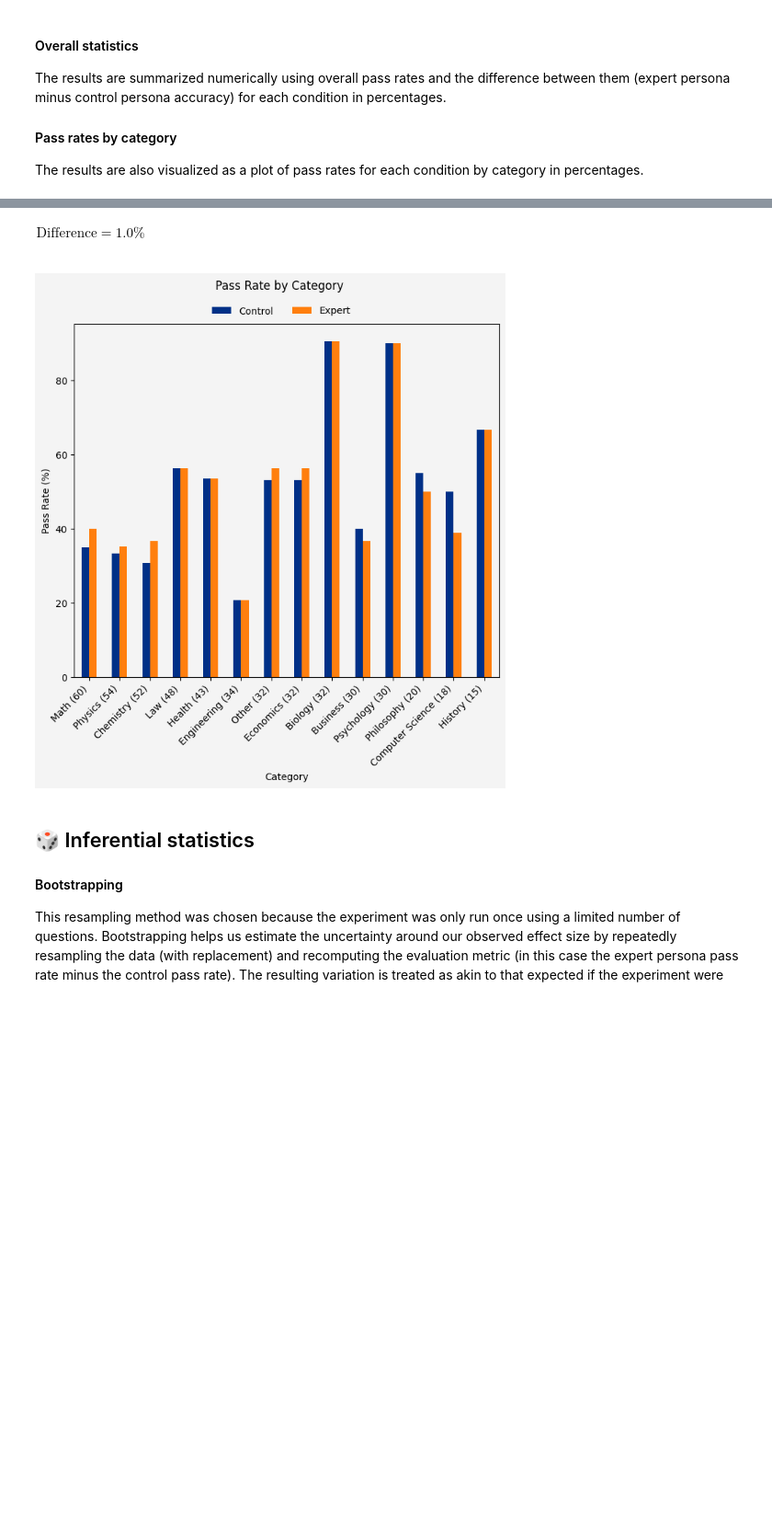
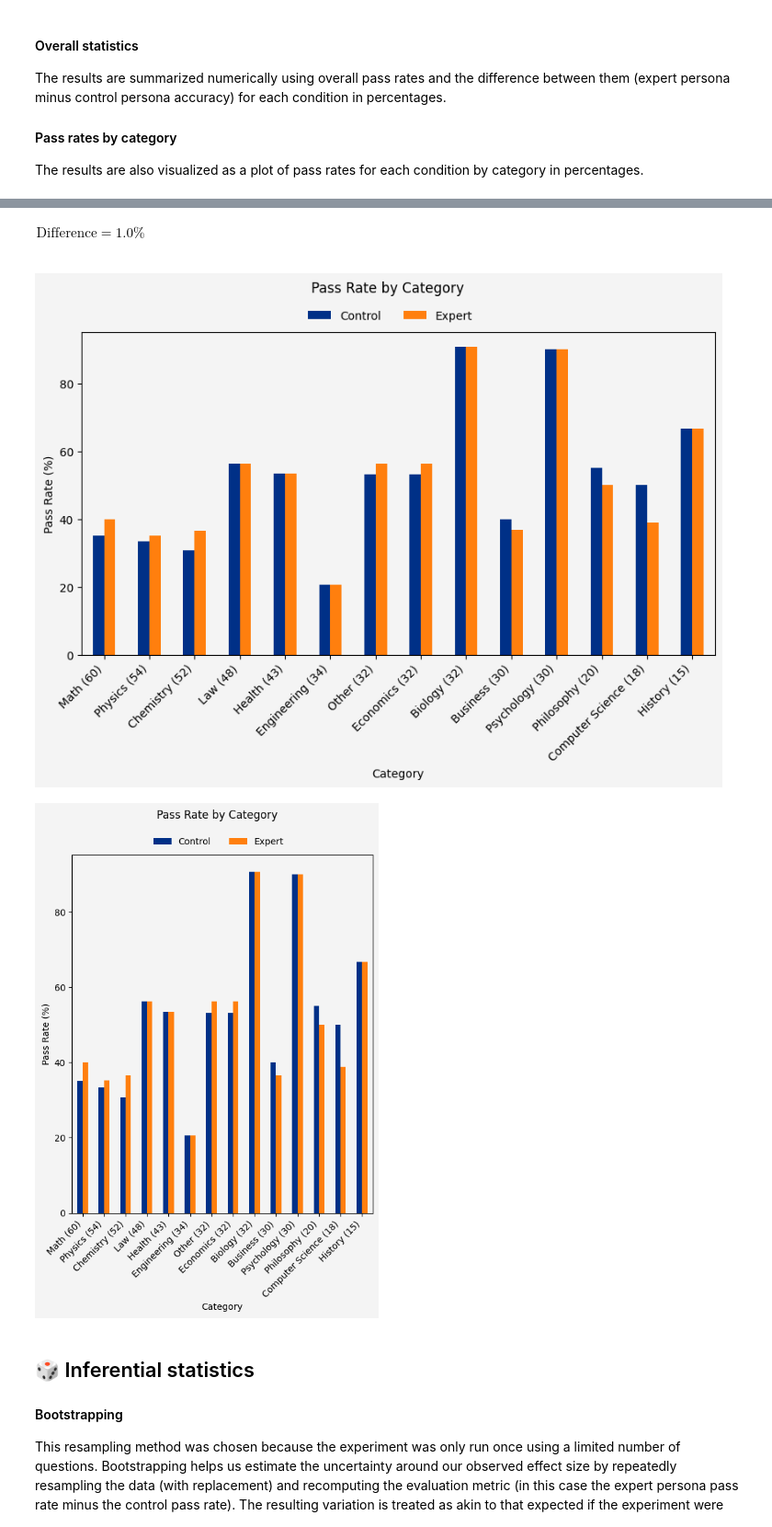
Before and after one commit to jcarterlab/expert-persona-eval, a Jupyter notebook: eval_analysis.ipynb, the cells around one changed output, grey strips where cells are left out. Shown at 92% size. Drawn from its saved outputs; the diff is of its cells as text; code cells hidden in the pictures; blank space fills up the shorter version.

Commit message:
chore: adjust all plot images for mobile view

```diff
--- a/eval_analysis.ipynb
+++ b/eval_analysis.ipynb
@@ -131,56 +131,84 @@ plot_df = plot_df.rename(columns={False: 'Control', True: 'Expert'})
 
 ordered_categories = category_counts.sort_values(ascending=False).index
 plot_df = plot_df.loc[ordered_categories]
 
 formatted_names = {
     cat: cat.replace('_', ' ').replace('-', ' ').title()
     for cat in plot_df.index
 }
 
 plot_df.index = [
     f'{formatted_names[cat]} ({int(category_counts[cat])})'
     for cat in plot_df.index
 ]
 
-fig, ax = plt.subplots(figsize=(8, 6.5))
+def create_pass_rates_vizz(
+    fig_width,
+    fig_height,
+    y,
+    plot_name,
+    show=True
+):
 
-fig.patch.set_facecolor(background_color)
-ax.set_facecolor(background_color)
+    fig, ax = plt.subplots(figsize=(fig_width, fig_height))
 
-plot_df.plot(kind='bar', ax=ax, color=['#003087', '#FF7F0E'])
+    fig.patch.set_facecolor(background_color)
+    ax.set_facecolor(background_color)
 
-ax.set_ylabel('Pass Rate (%)')
-ax.set_xlabel('Category')
+    plot_df.plot(kind='bar', ax=ax, color=['#003087', '#FF7F0E'])
 
-fig.suptitle('Pass Rate by Category', y=1)
+    ax.set_ylabel('Pass Rate (%)')
+    ax.set_xlabel('Category')
 
-ax.legend(
-    loc='lower center',
-    bbox_to_anchor=(0.4875, 1),
-    ncol=len(plot_df.columns),
-    frameon=False
-)
+    fig.suptitle('Pass Rate by Category', y=y)
 
-plt.xticks(rotation=45, ha='right')
+    ax.legend(
+        loc='lower center',
+        bbox_to_anchor=(0.4875, 1),
+        ncol=len(plot_df.columns),
+        frameon=False
+    )
 
-plt.subplots_adjust(top=0.9)
+    plt.xticks(rotation=45, ha='right')
 
-fig.savefig(
-    'assets/pass_rate_by_category.svg',
-    format="svg",
-    dpi=600,
-    bbox_inches="tight"
-)
+    plt.subplots_adjust(top=0.9)
 
-plt.show()
+    fig.savefig(
+        f'assets/{plot_name}.svg',
+        format="svg",
+        dpi=600,
+        bbox_inches="tight"
+    )
+
+    if show:
+        plt.show()
+
+    plt.close(fig)
+
+fig_width = [10, 6]
+fig_height = [5, 7]
+y = [1.025, 1]
+names = ['pass_rates_desktop', 'pass_rates_mobile']
+show = [True, True]
+
+for i, name in enumerate(names):
+
+    create_pass_rates_vizz(
+        fig_width[i],
+        fig_height[i],
+        y[i],
+        name,
+        show[i]
+    )
 
 print()
 # %% [output]
 $\displaystyle \begin{array}{l} \\ \\ \mathbf{Pass\ rates} \\ \end{array}$
 $\displaystyle \begin{array}{l} \text{Control pass rate} = 48.8\% \end{array}$
 $\displaystyle \begin{array}{l} \text{Expert pass rate} = 49.8\% \end{array}$
 $\displaystyle \begin{array}{l} \text{Difference} = 1.0\% \\ \\ \end{array}$
-[figure, old version]
+[figure, new version]
+[figure, added]
 # %% [markdown]
 ## 🎲 Inferential statistics
 
```
Also changed, not shown: parts of 2 cells of this notebook, 5 other files.
